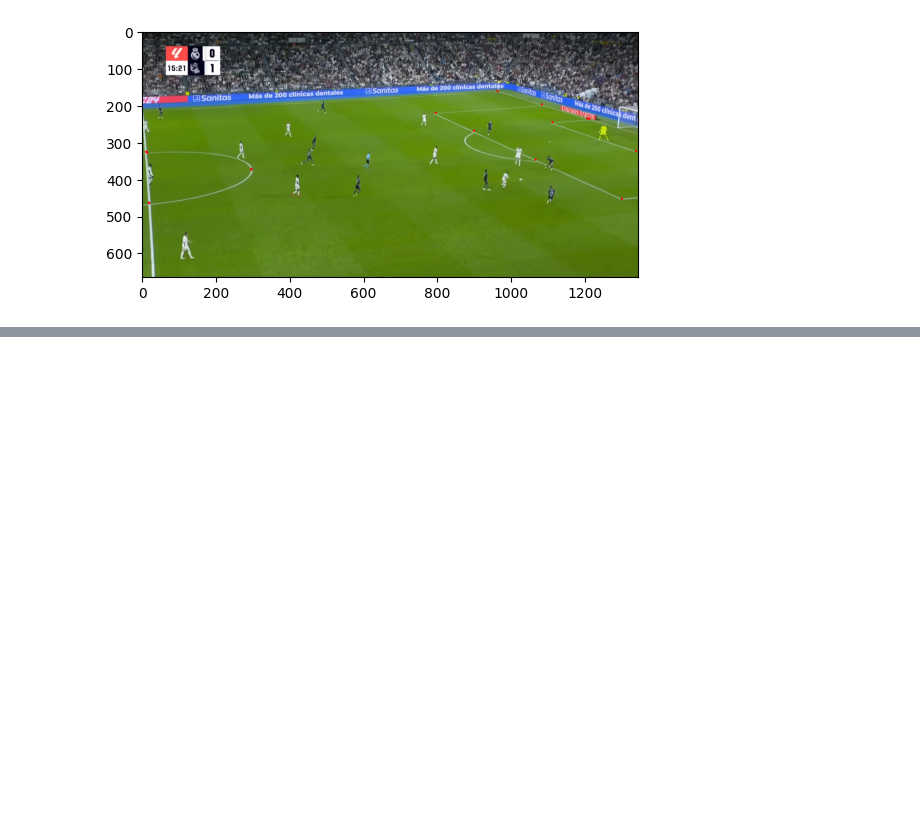
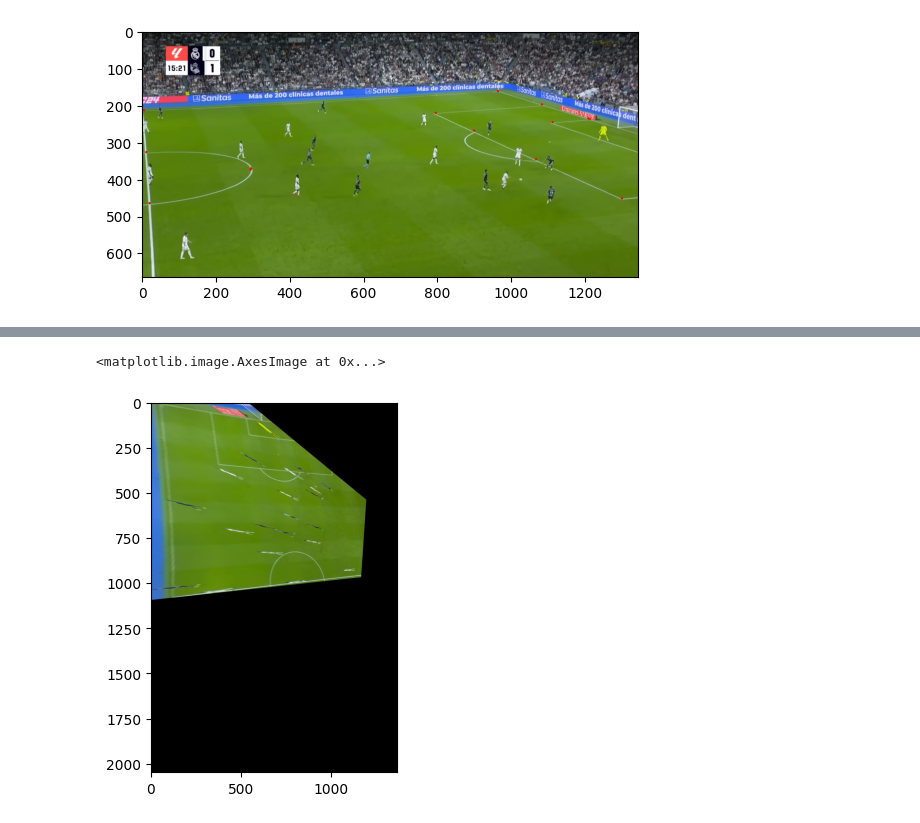
Before and after one commit to Fer14/futstats, a Jupyter notebook: homography/yolo_homograpy.ipynb, the cells around one changed output, grey strips where cells are left out. Saved outputs shown, nothing was run; the diff lists cells and outputs as text; code cells hidden in the pictures; blank space fills up the shorter version.

Commit message:
update homography

```diff
--- a/homography/yolo_homograpy.ipynb
+++ b/homography/yolo_homograpy.ipynb
@@ -57,0 +133,8 @@ plt.imshow(points)
+# %%
+H, status = cv2.findHomography(np.array(src_points), np.array(dst_ponts))
+# %%
+im_out = cv2.warpPerspective(img, H, (field.shape[1],field.shape[0]))
+plt.imshow(im_out)
+# %% [output]
+<matplotlib.image.AxesImage at 0x...>
+[figure, added]
```
Also changed, not shown: parts of 12 cells of this notebook, 5 other files.
